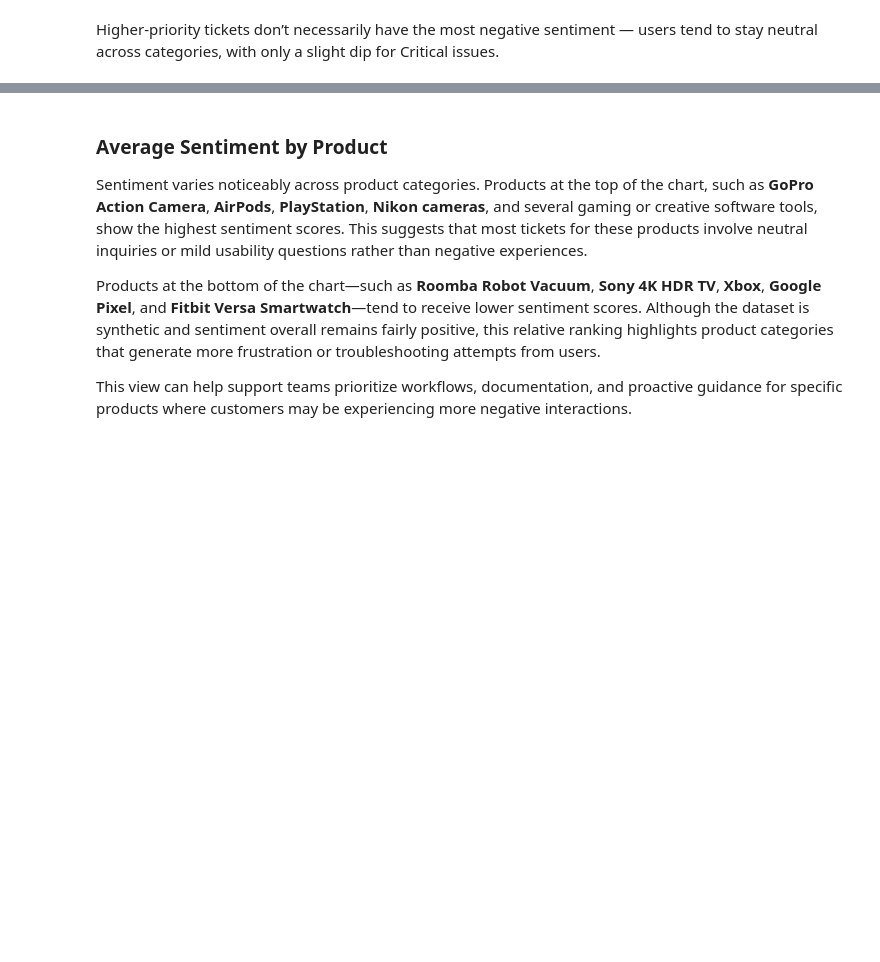
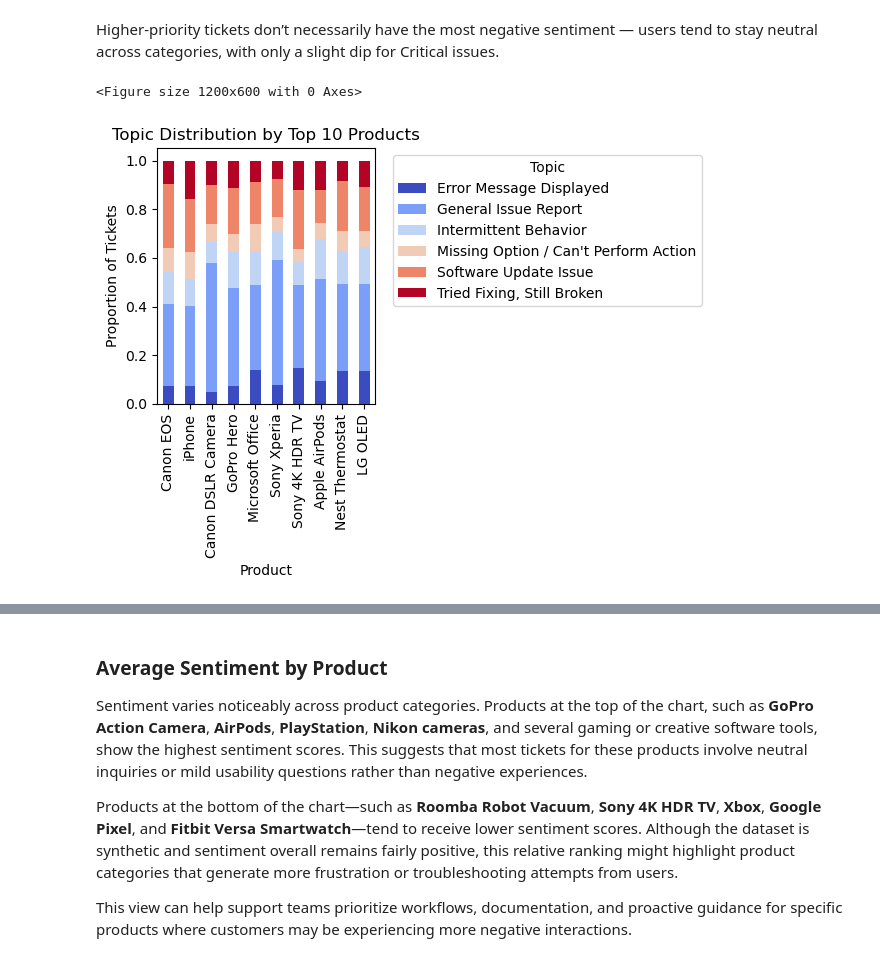
Before and after one commit to kayla-george/msba503-final-project, a Jupyter notebook: 03_Topic_Modeling_and_EDA.ipynb, the cells around one changed output, grey strips where cells are left out. Drawn from its saved outputs; the diff is of its cells as text; code cells hidden in the pictures; blank space fills up the shorter version.

Commit message:
file structure updates & image analytics section

```diff
--- a/03_Topic_Modeling_and_EDA.ipynb
+++ b/03_Topic_Modeling_and_EDA.ipynb
@@ -291,6 +290,26 @@ Passing `palette` without assigning `hue` is deprecated and will be removed in v
 [figure]
 # %% [markdown]
 Higher-priority tickets don’t necessarily have the most negative sentiment — users tend to stay neutral across categories, with only a slight dip for Critical issues.
+# %%
+# Additional EDA: Topic distribution by product
+topic_by_product = pd.crosstab(
+    df['Product Purchased'],
+    df['topic_label'],
+    normalize='index'
+)
+
+top_products = df['Product Purchased'].value_counts().head(10).index
+plt.figure(figsize=(12, 6))
+topic_by_product.loc[top_products].plot(kind='bar', stacked=True, colormap='coolwarm')
+plt.title("Topic Distribution by Top 10 Products")
+plt.xlabel("Product")
+plt.ylabel("Proportion of Tickets")
+plt.legend(title="Topic", bbox_to_anchor=(1.05, 1), loc='upper left')
+plt.tight_layout()
+plt.show()
+# %% [output]
+<Figure size 1200x600 with 0 Axes>
+[figure, added]
 # %%
 avg_sentiment_by_product = (
     df.groupby("Product Purchased")["sentiment"]
@@ -323,8 +342,8 @@ negative experiences.
 
 Products at the bottom of the chart—such as **Roomba Robot Vacuum**, **Sony 4K HDR TV**, **Xbox**,
 **Google Pixel**, and **Fitbit Versa Smartwatch**—tend to receive lower sentiment scores. Although
-the dataset is synthetic and sentiment overall remains fairly positive, this relative ranking
-highlights product categories that generate more frustration or troubleshooting attempts from users.
+the dataset is synthetic and sentiment overall remains fairly positive, this relative ranking might
+highlight product categories that generate more frustration or troubleshooting attempts from users.
 
 This view can help support teams prioritize workflows, documentation, and proactive guidance for
 specific products where customers may be experiencing more negative interactions.
```
Also changed, not shown: parts of 7 cells of this notebook, 27 other files.
